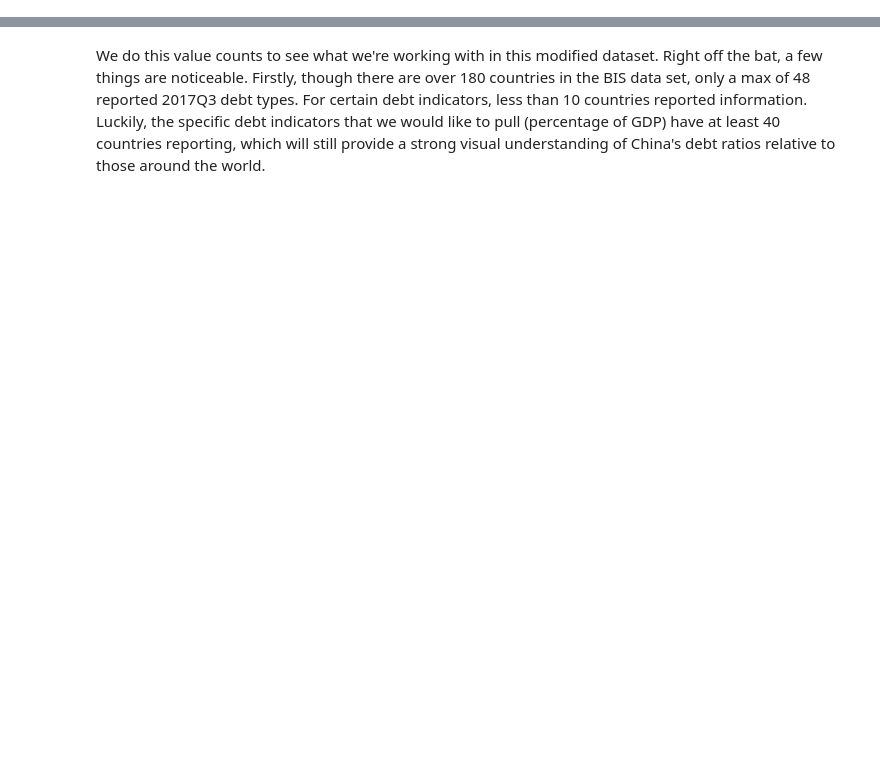
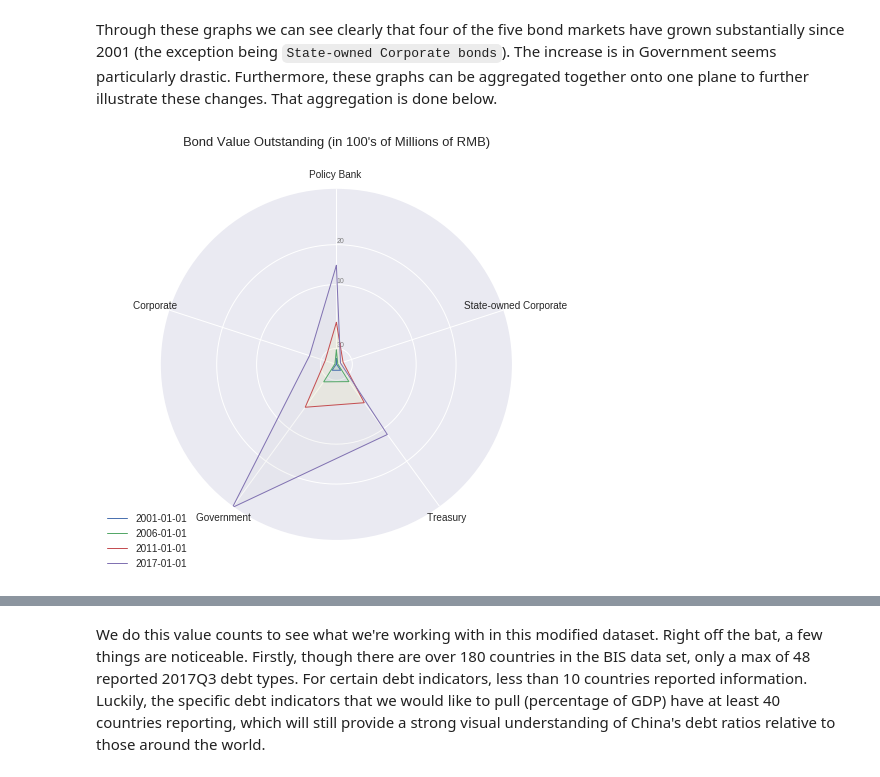
Before and after one commit to yw2155/Data_Bootcamp_Final_Project_2018, a Jupyter notebook: Project.ipynb, the cells around one changed output, grey strips where cells are left out. Saved outputs shown, nothing was run; the diff lists cells and outputs as text; code cells hidden in the pictures; blank space fills up the shorter version.

```diff
--- a/Project.ipynb
+++ b/Project.ipynb
@@ -373,0 +296,54 @@ Name: debt_type, dtype: int64
+# %% [markdown]
+Through these graphs we can see clearly that four of the five bond markets have grown substantially since 2001 (the exception being `State-owned Corporate bonds`). The increase is in Government seems particularly drastic. Furthermore, these graphs can be aggregated together onto one plane to further illustrate these changes. That aggregation is done below.
+# %%
+categories=list(df)[1:]
+N = len(categories)
+
+#create one spider plot with data for all four years
+# repeat a similar process as above
+
+angles = [n / float(N) * 2 * pi for n in range(N)]
+angles += angles[:1]
+
+# Initialize plot
+ax = plt.subplot(111, polar=True)
+
+ax.set_theta_offset(pi / 2)
+ax.set_theta_direction(-1)
+
+plt.xticks(angles[:-1], categories)
+
+
+ax.set_rlabel_position(0)
+plt.yticks([100000,150000,20000], ["10","20","30"], color="grey", size=7)
+plt.ylim(0,220000)
+
+
+
+#plot data for 2001
+values=df.loc[0].drop('Time').values.flatten().tolist()
+values += values[:1]
+ax.plot(angles, values, linewidth=1, linestyle='solid', label="2001-01-01")
+ax.fill(angles, values, color='#0faf15', alpha=0.1)
+#2006
+values=df.loc[1].drop('Time').values.flatten().tolist()
+values += values[:1]
+ax.plot(angles, values, linewidth=1, linestyle='solid', label="2006-01-01")
+ax.fill(angles, values, color='#4286f4', alpha=0.1)
+#2011
+values=df.loc[2].drop('Time').values.flatten().tolist()
+values += values[:1]
+ax.plot(angles, values, linewidth=1, linestyle='solid', label="2011-01-01")
+ax.fill(angles, values, color='#fffa72', alpha=0.1)
+#2017
+values=df.loc[3].drop('Time').values.flatten().tolist()
+values += values[:1]
+ax.plot(angles, values, linewidth=1, linestyle='solid', label="2017-01-01")
+ax.fill(angles, values, color='#c1c1c1', alpha=0.1)
+
+plt.suptitle("Bond Value Outstanding (in 100's of Millions of RMB)", fontsize = 13, y = 1.05)
+# Add legend
+plt.legend(loc='upper right', bbox_to_anchor=(0.1, 0.1))
+plt.tight_layout()
+# %% [output]
+[figure, added]
```
Also changed, not shown: parts of 78 cells of this notebook.
